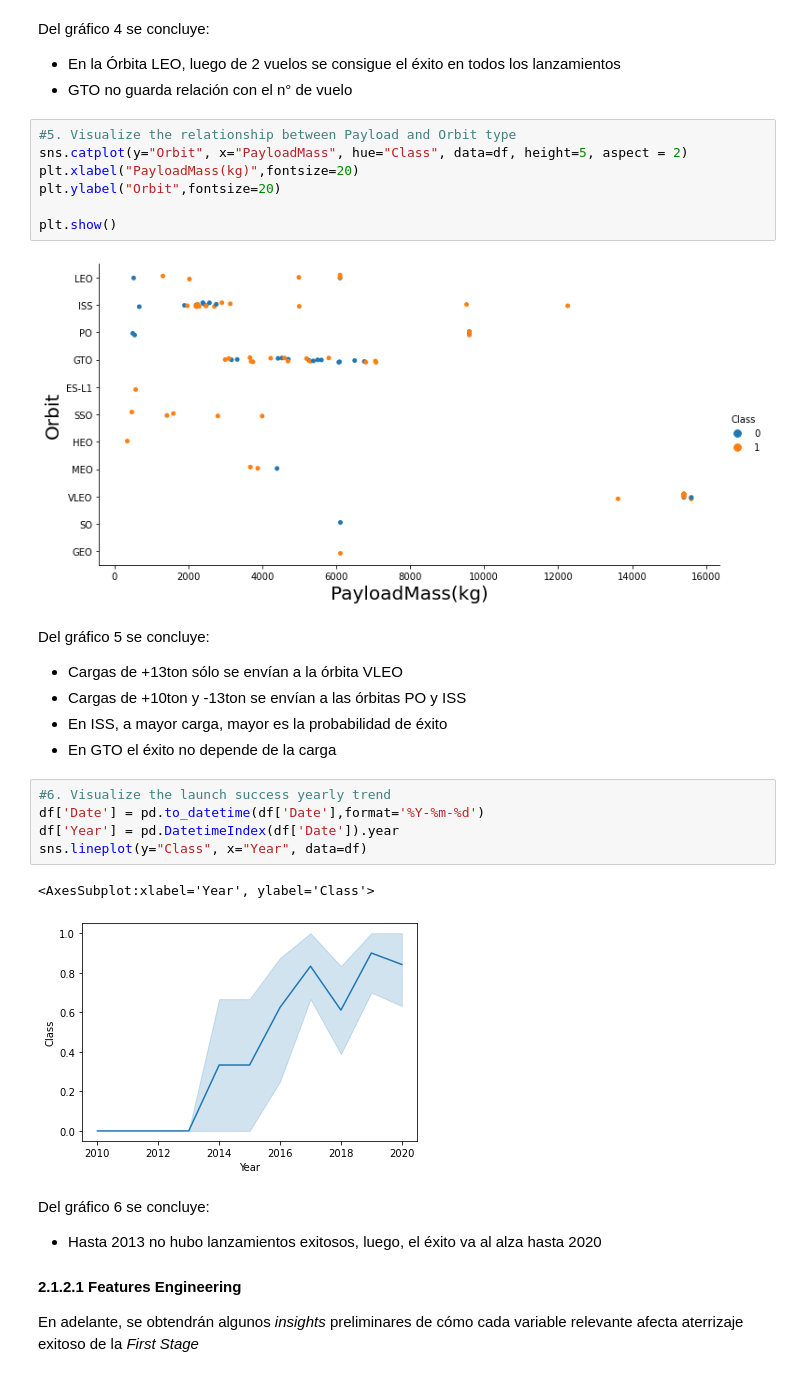
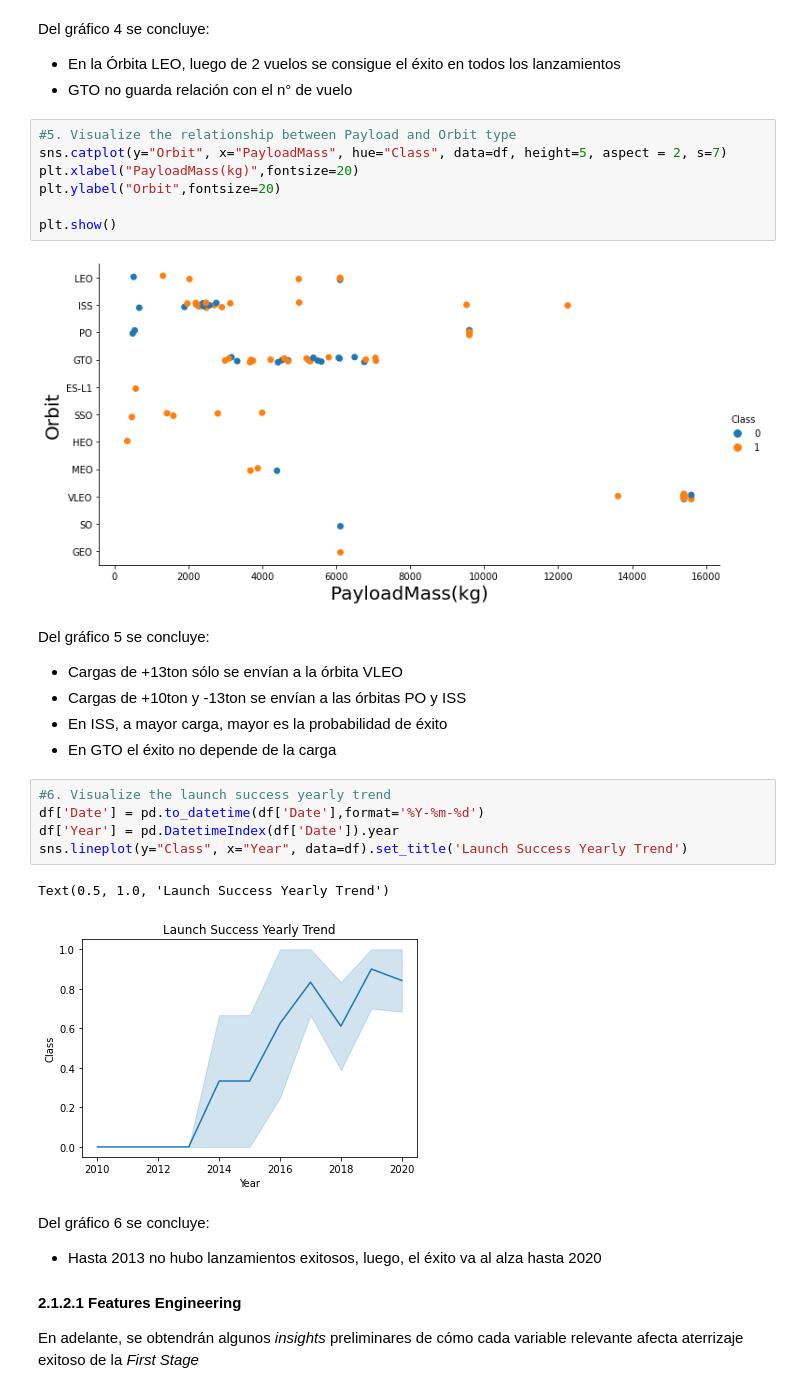
Before and after one commit to pAAAt0/IBM_DS_Capsone, a Jupyter notebook: DSC_00_Course_notebook.ipynb, the cells around one changed output. Cells and saved outputs as stored; diff of their text form.

```diff
--- a/DSC_00_Course_notebook.ipynb
+++ b/DSC_00_Course_notebook.ipynb
@@ -1087,13 +1125,13 @@ Del gráfico 4 se concluye:
 - GTO no guarda relación con el n° de vuelo
 # %%
 #5. Visualize the relationship between Payload and Orbit type
-sns.catplot(y="Orbit", x="PayloadMass", hue="Class", data=df, height=5, aspect = 2)
+sns.catplot(y="Orbit", x="PayloadMass", hue="Class", data=df, height=5, aspect = 2, s=7)
 plt.xlabel("PayloadMass(kg)",fontsize=20)
 plt.ylabel("Orbit",fontsize=20)
 
 plt.show()
 # %% [output]
-[figure, old version]
+[figure, new version]
 # %% [markdown]
 Del gráfico 5 se concluye:
 - Cargas de +13ton sólo se envían a la órbita VLEO
@@ -1103,11 +1141,11 @@ Del gráfico 5 se concluye:
 # %%
 #6. Visualize the launch success yearly trend
 df['Date'] = pd.to_datetime(df['Date'],format='%Y-%m-%d')
 df['Year'] = pd.DatetimeIndex(df['Date']).year
-sns.lineplot(y="Class", x="Year", data=df)
+sns.lineplot(y="Class", x="Year", data=df).set_title('Launch Success Yearly Trend')
 # %% [output]
-<AxesSubplot:xlabel='Year', ylabel='Class'>
+Text(0.5, 1.0, 'Launch Success Yearly Trend')
-[figure, old version]
+[figure, new version]
 # %% [markdown]
 Del gráfico 6 se concluye:
 - Hasta 2013 no hubo lanzamientos exitosos, luego, el éxito va al alza hasta 2020
```
Also changed, not shown: parts of 21 cells of this notebook.
